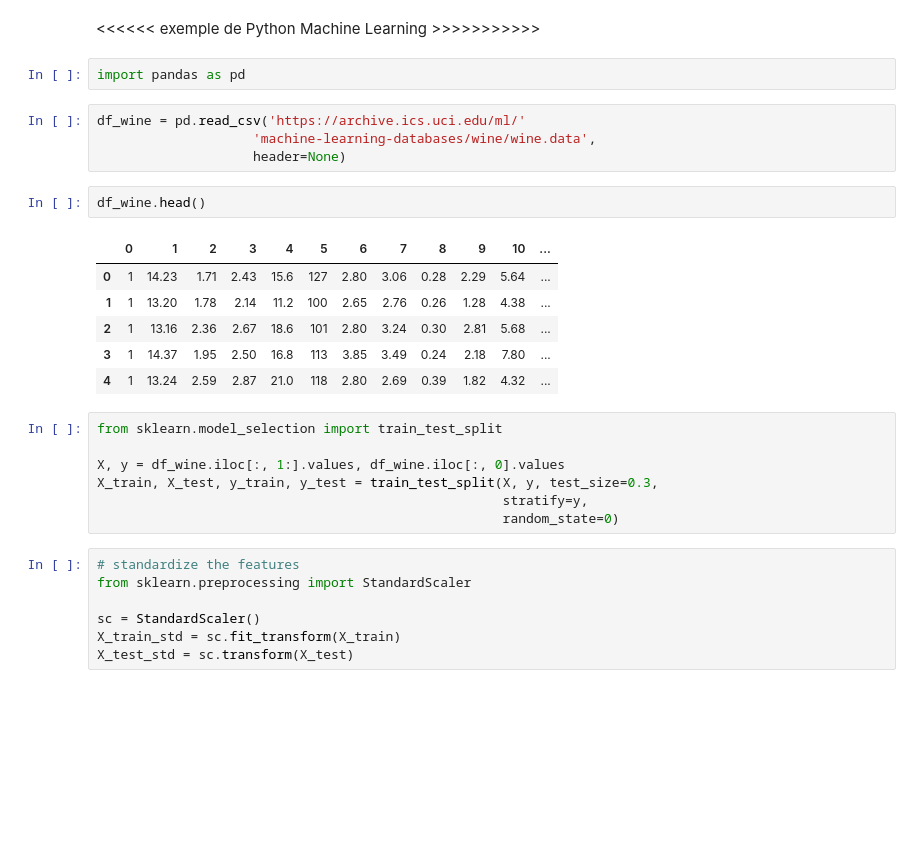
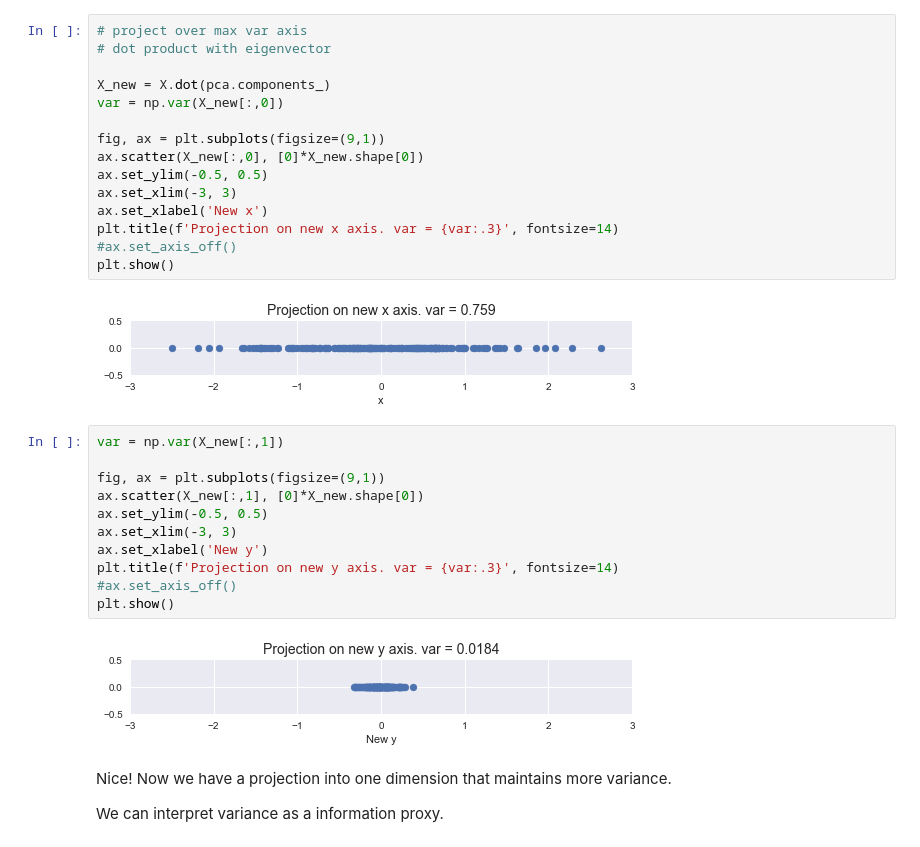
Before and after one commit to BielStela/Curs_UB, a Jupyter notebook: dia_3/PCA.ipynb, the cells around one changed output. Saved outputs shown, nothing was run; the diff lists cells and outputs as text; blank space fills up the shorter version.

```diff
--- a/dia_3/PCA.ipynb
+++ b/dia_3/PCA.ipynb
@@ -46,31 +87,34 @@ for length, vector in zip(pca.explained_variance_, pca.components_):
-# %% [markdown]
-<<<<<< exemple de Python Machine Learning >>>>>>>>>>>
-# %%
-import pandas as pd
-# %%
-df_wine = pd.read_csv('https://archive.ics.uci.edu/ml/'
-                    'machine-learning-databases/wine/wine.data',
-                    header=None)
-# %%
-df_wine.head()
-# %% [output]
-|  | 0 | 1 | 2 | 3 | 4 | 5 | 6 | 7 | 8 | 9 | 10 | ... |
-| 0 | 1 | 14.23 | 1.71 | 2.43 | 15.6 | 127 | 2.80 | 3.06 | 0.28 | 2.29 | 5.64 | ... |
-| 1 | 1 | 13.20 | 1.78 | 2.14 | 11.2 | 100 | 2.65 | 2.76 | 0.26 | 1.28 | 4.38 | ... |
-| 2 | 1 | 13.16 | 2.36 | 2.67 | 18.6 | 101 | 2.80 | 3.24 | 0.30 | 2.81 | 5.68 | ... |
-| 3 | 1 | 14.37 | 1.95 | 2.50 | 16.8 | 113 | 3.85 | 3.49 | 0.24 | 2.18 | 7.80 | ... |
-| 4 | 1 | 13.24 | 2.59 | 2.87 | 21.0 | 118 | 2.80 | 2.69 | 0.39 | 1.82 | 4.32 | ... |
-# %%
-from sklearn.model_selection import train_test_split
-
-X, y = df_wine.iloc[:, 1:].values, df_wine.iloc[:, 0].values
-X_train, X_test, y_train, y_test = train_test_split(X, y, test_size=0.3,
-                                                    stratify=y,
-                                                    random_state=0)
-# %%
-# standardize the features
-from sklearn.preprocessing import StandardScaler
-
-sc = StandardScaler()
-X_train_std = sc.fit_transform(X_train)
-X_test_std = sc.transform(X_test)
+# %%
+# project over max var axis
+# dot product with eigenvector
+
+X_new = X.dot(pca.components_)
+var = np.var(X_new[:,0])
+
+fig, ax = plt.subplots(figsize=(9,1))
+ax.scatter(X_new[:,0], [0]*X_new.shape[0])
+ax.set_ylim(-0.5, 0.5)
+ax.set_xlim(-3, 3)
+ax.set_xlabel('New x')
+plt.title(f'Projection on new x axis. var = {var:.3}', fontsize=14)
+#ax.set_axis_off()
+plt.show()
+# %% [output]
+[figure, added]
+# %%
+var = np.var(X_new[:,1])
+
+fig, ax = plt.subplots(figsize=(9,1))
+ax.scatter(X_new[:,1], [0]*X_new.shape[0])
+ax.set_ylim(-0.5, 0.5)
+ax.set_xlim(-3, 3)
+ax.set_xlabel('New y')
+plt.title(f'Projection on new y axis. var = {var:.3}', fontsize=14)
+#ax.set_axis_off()
+plt.show()
+# %% [output]
+[figure, added]
+# %% [markdown]
+Nice! Now we have a projection into one dimension that maintains more variance.
+
+We can interpret variance as a information proxy.
```
Also changed, not shown: parts of 15 cells of this notebook, 2 other files.
